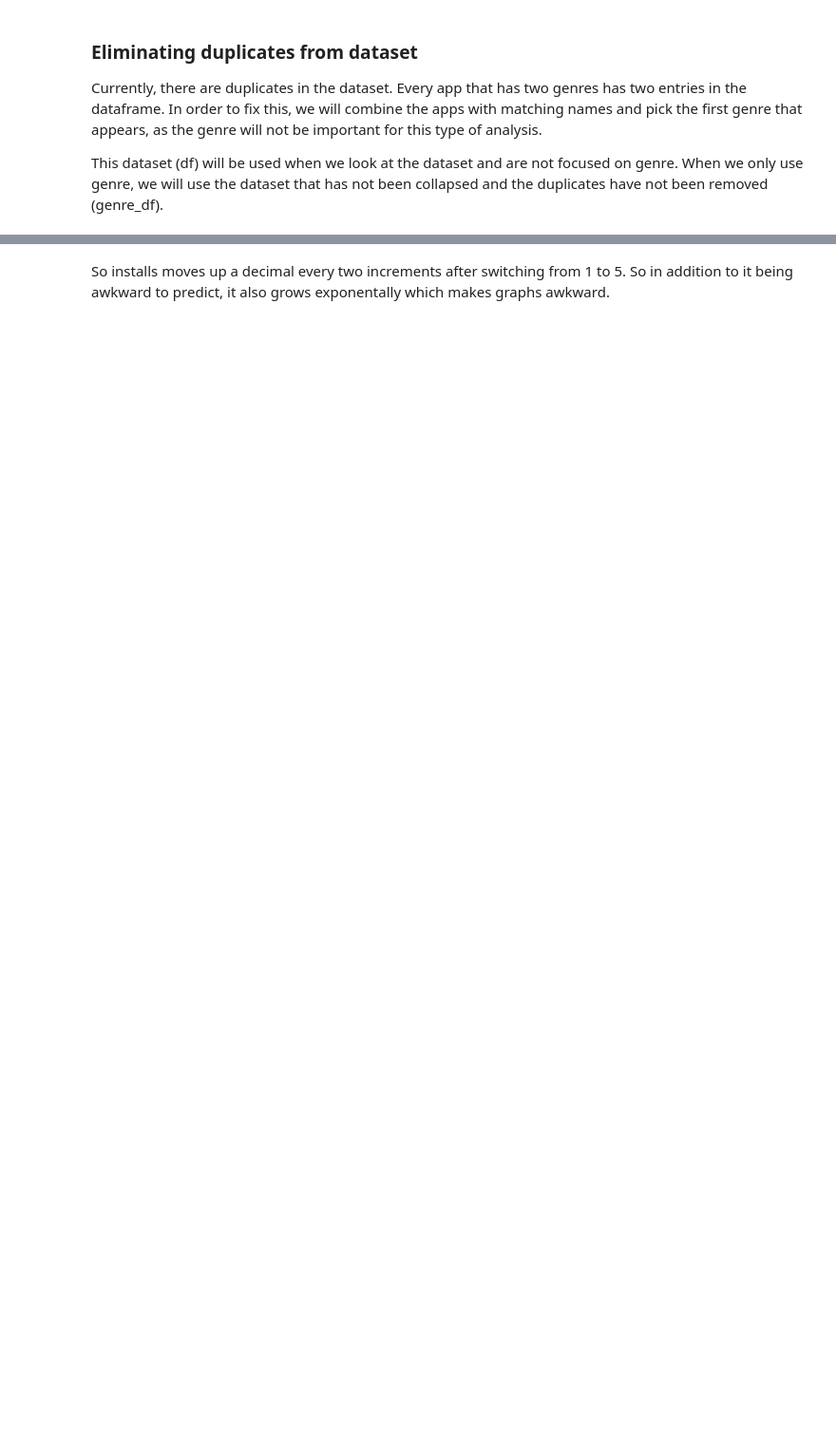
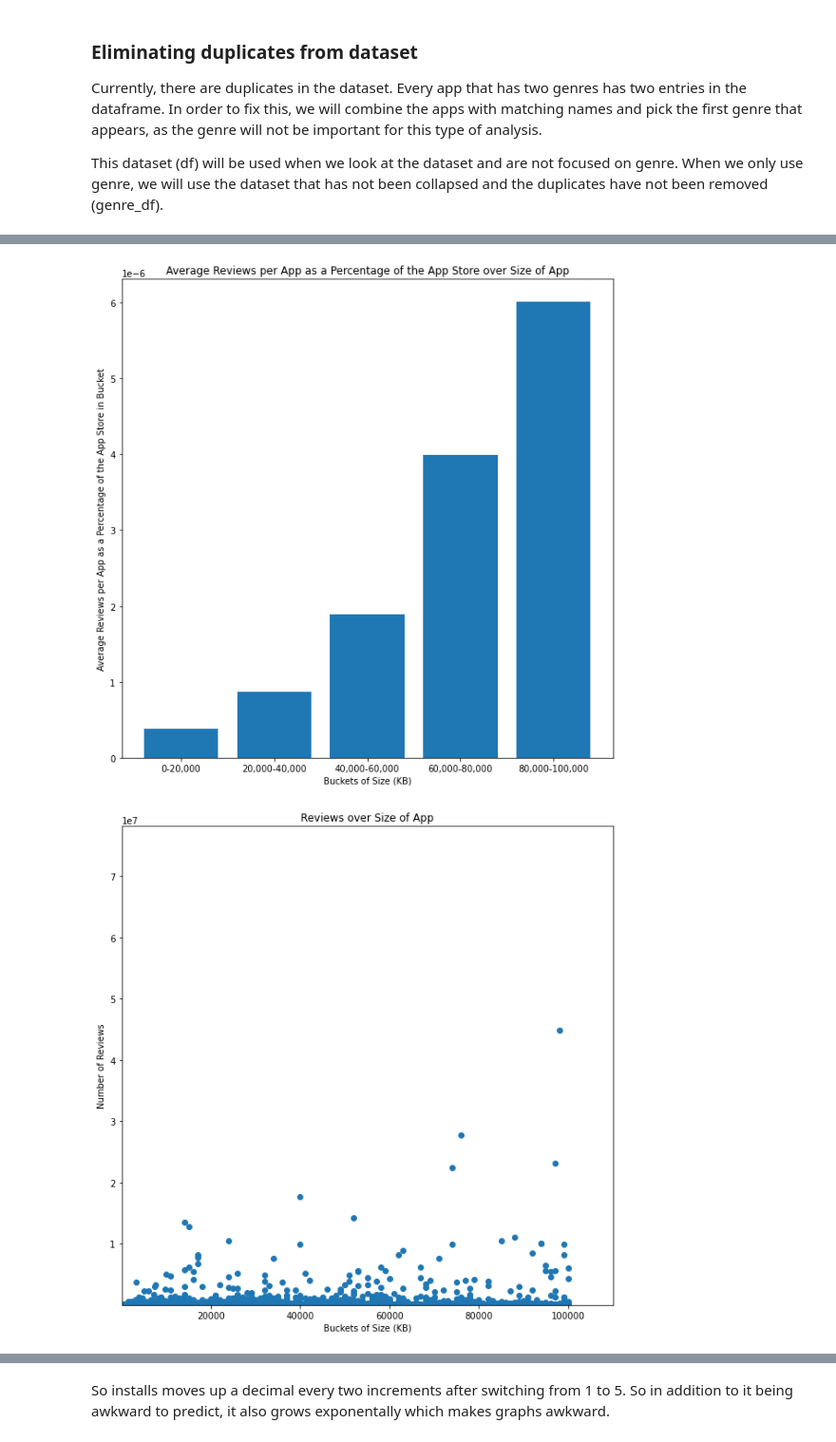
Before and after one commit to clabbott/app-data-analysis, a Jupyter notebook: FPT/Final_Proj_Tutorial.ipynb, the cells around one changed output, grey strips where cells are left out. Shown at 95% size. Drawn from its saved outputs; the diff is of its cells as text; code cells hidden in the pictures; blank space fills up the shorter version.

```diff
--- a/FPT/Final_Proj_Tutorial.ipynb
+++ b/FPT/Final_Proj_Tutorial.ipynb
@@ -318,0 +748,67 @@ df.head()
+# %%
+x = df['Size'].values
+y = df['Reviews'].values
+x = x.reshape(len(df['Size']), 1)
+y = y.reshape(len(df['Reviews']), 1)
+
+# Iterate over Size values from 0-20k, 20k-40k, 40k-60k, 60k-80k, 80k-100k to make buckets
+count = 0
+num = [0,0,0,0,0]
+total_reviews = [0,0,0,0,0]
+total_installs = [0,0,0,0,0]
+total_ratings = [0,0,0,0,0]
+buckets = [0, 20000, 40000, 60000, 80000, 100000]
+for i in np.arange(5):
+    for index, row in df.iterrows():
+        if(row['Size']>buckets[i] and row['Size']<buckets[i+1]):
+            count+=1
+            num[i]+=1
+            total_reviews[i]+=row['Reviews']
+            total_installs[i]+=row['Installs']
+            total_ratings[i]+=row['Rating']
+
+for i in np.arange(5):
+    total_reviews[i] = (total_reviews[i]/(count*num[i])/TOTAL_REVIEWS) * 100
+    total_installs[i] = (total_installs[i]/(count*num[i])/TOTAL_INSTALLS) * 100
+    total_ratings[i] = total_ratings[i]/(num[i])
+
+plt.xlabel("Buckets of Size (KB)")
+plt.title("Average Reviews per App as a Percentage of the App Store over Size of App")
+plt.ylabel("Average Reviews per App as a Percentage of the App Store in Bucket")
+plt.bar(["0-20,000", "20,000-40,000", "40,000-60,000", "60,000-80,000", "80,000-100,000"] ,total_reviews);
+plt.show()
+
+plt.xlabel("Buckets of Size (KB)")
+plt.ylabel("Number of Reviews")
+plt.title("Reviews over Size of App")
+plt.scatter(df["Size"],df["Reviews"])
+plt.xlim(df["Size"].min(), df["Size"].max()+ 10000)
+plt.ylim(df["Reviews"].min(), df["Reviews"].max()+ 10000)
+plt.show()
+
+plt.xlabel("Buckets of Size (KB)")
+plt.title("Average Installs per App as a Percentage of the App Store over Size of App")
+plt.ylabel("Average Installs per App as a Percentage of the App Store in Bucket")
+plt.bar(["0-20,000", "20,000-40,000", "40,000-60,000", "60,000-80,000", "80,000-100,000"] ,total_installs);
+plt.show()
+
+x = df['Size'].values
+y = df['Installs'].values
+x = x.reshape(len(df['Size']), 1)
+y = y.reshape(len(df['Installs']), 1)
+plt.xlabel("Size (KB)")
+plt.ylabel("Number of Installs")
+plt.title("Installs over Size of App")
+plt.scatter(df["Size"],df["Installs"])
+plt.xlim(df["Size"].min(), df["Size"].max()+ 10000)
+plt.ylim(df["Installs"].min(), df["Installs"].max() + 100000000)
+plt.show()
+
+plt.xlabel("Size (KB)")
+plt.title("Ratings over Size of App")
+plt.ylabel("Average Rating")
+plt.bar(["0-20,000", "20,000-40,000", "40,000-60,000", "60,000-80,000", "80,000-100,000"] ,total_ratings);
+plt.show()
+# %% [output]
+[figure, added]
+[figure, added]
```
Also changed, not shown: parts of 51 cells of this notebook.
